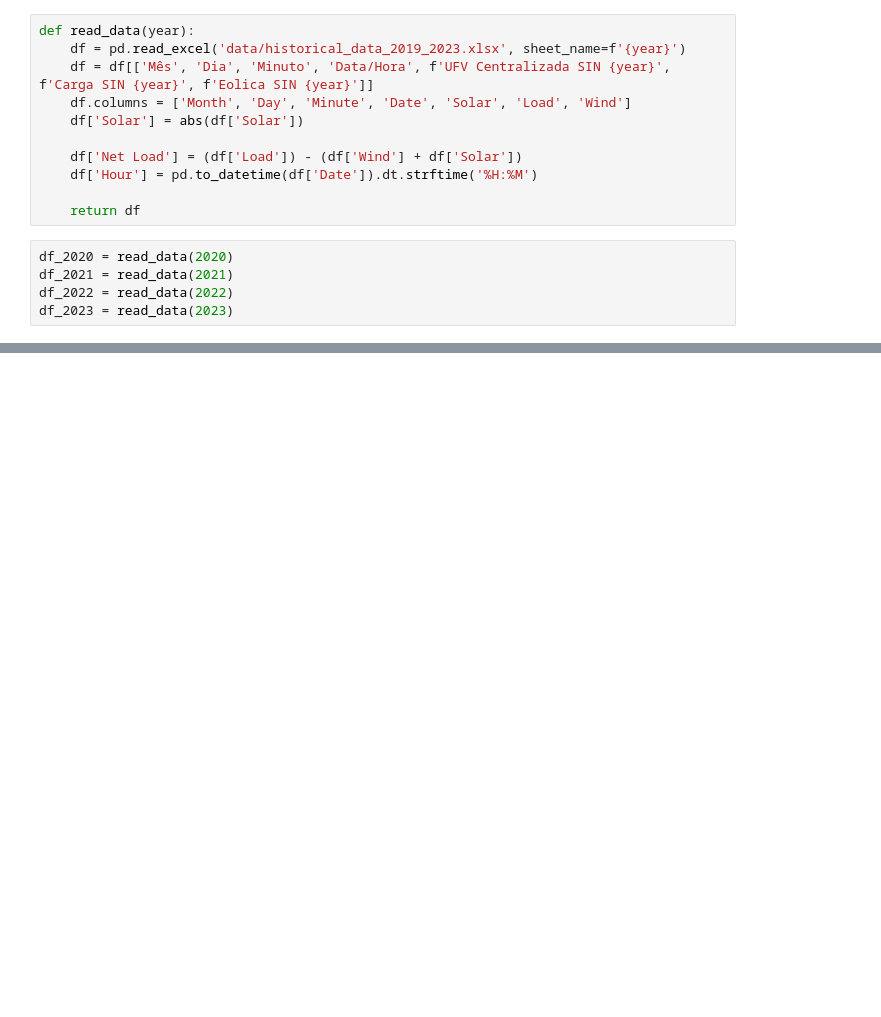
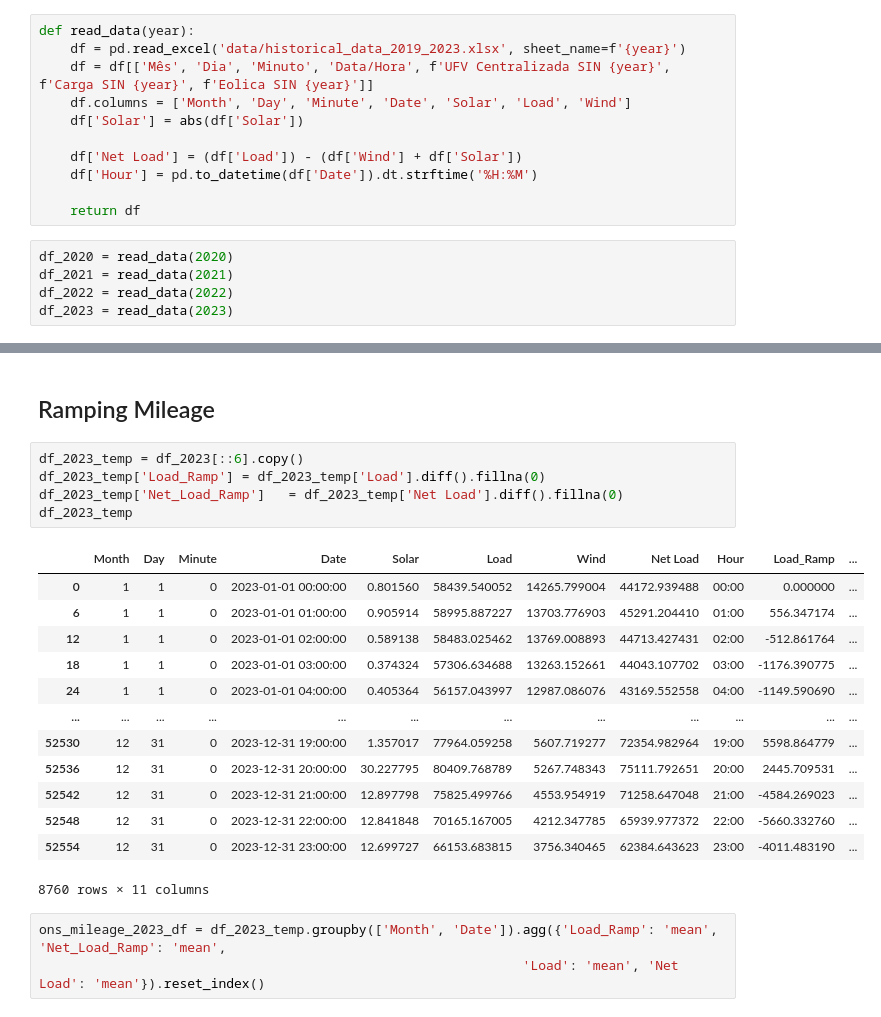
Before and after one commit to marckcode/load_ramp_analysis, a Jupyter notebook: LoadRampAnalysis.ipynb, the cells around one changed output, grey strips where cells are left out. Drawn from its saved outputs; the diff is of its cells as text; blank space fills up the shorter version.

```diff
--- a/LoadRampAnalysis.ipynb
+++ b/LoadRampAnalysis.ipynb
@@ -64,0 +293,24 @@ plot_by_date(data_gather, 'Net Load', 1, 10)
+# %% [markdown]
+## Ramping Mileage
+# %%
+df_2023_temp = df_2023[::6].copy()
+df_2023_temp['Load_Ramp'] = df_2023_temp['Load'].diff().fillna(0)
+df_2023_temp['Net_Load_Ramp']   = df_2023_temp['Net Load'].diff().fillna(0)
+df_2023_temp
+# %% [output]
+|  | Month | Day | Minute | Date | Solar | Load | Wind | Net Load | Hour | Load_Ramp | ... |
+| 0 | 1 | 1 | 0 | 2023-01-01 00:00:00 | 0.801560 | 58439.540052 | 14265.799004 | 44172.939488 | 00:00 | 0.000000 | ... |
+| 6 | 1 | 1 | 0 | 2023-01-01 01:00:00 | 0.905914 | 58995.887227 | 13703.776903 | 45291.204410 | 01:00 | 556.347174 | ... |
+| 12 | 1 | 1 | 0 | 2023-01-01 02:00:00 | 0.589138 | 58483.025462 | 13769.008893 | 44713.427431 | 02:00 | -512.861764 | ... |
+| 18 | 1 | 1 | 0 | 2023-01-01 03:00:00 | 0.374324 | 57306.634688 | 13263.152661 | 44043.107702 | 03:00 | -1176.390775 | ... |
+| 24 | 1 | 1 | 0 | 2023-01-01 04:00:00 | 0.405364 | 56157.043997 | 12987.086076 | 43169.552558 | 04:00 | -1149.590690 | ... |
+| ... | ... | ... | ... | ... | ... | ... | ... | ... | ... | ... | ... |
+| 52530 | 12 | 31 | 0 | 2023-12-31 19:00:00 | 1.357017 | 77964.059258 | 5607.719277 | 72354.982964 | 19:00 | 5598.864779 | ... |
+| 52536 | 12 | 31 | 0 | 2023-12-31 20:00:00 | 30.227795 | 80409.768789 | 5267.748343 | 75111.792651 | 20:00 | 2445.709531 | ... |
+| 52542 | 12 | 31 | 0 | 2023-12-31 21:00:00 | 12.897798 | 75825.499766 | 4553.954919 | 71258.647048 | 21:00 | -4584.269023 | ... |
+| 52548 | 12 | 31 | 0 | 2023-12-31 22:00:00 | 12.841848 | 70165.167005 | 4212.347785 | 65939.977372 | 22:00 | -5660.332760 | ... |
+| 52554 | 12 | 31 | 0 | 2023-12-31 23:00:00 | 12.699727 | 66153.683815 | 3756.340465 | 62384.643623 | 23:00 | -4011.483190 | ... |
+8760 rows × 11 columns
+# %%
+ons_mileage_2023_df = df_2023_temp.groupby(['Month', 'Date']).agg({'Load_Ramp': 'mean', 'Net_Load_Ramp': 'mean',
+                                                              'Load': 'mean', 'Net Load': 'mean'}).reset_index()
```
Also changed, not shown: parts of 18 cells of this notebook, 2 other files.
